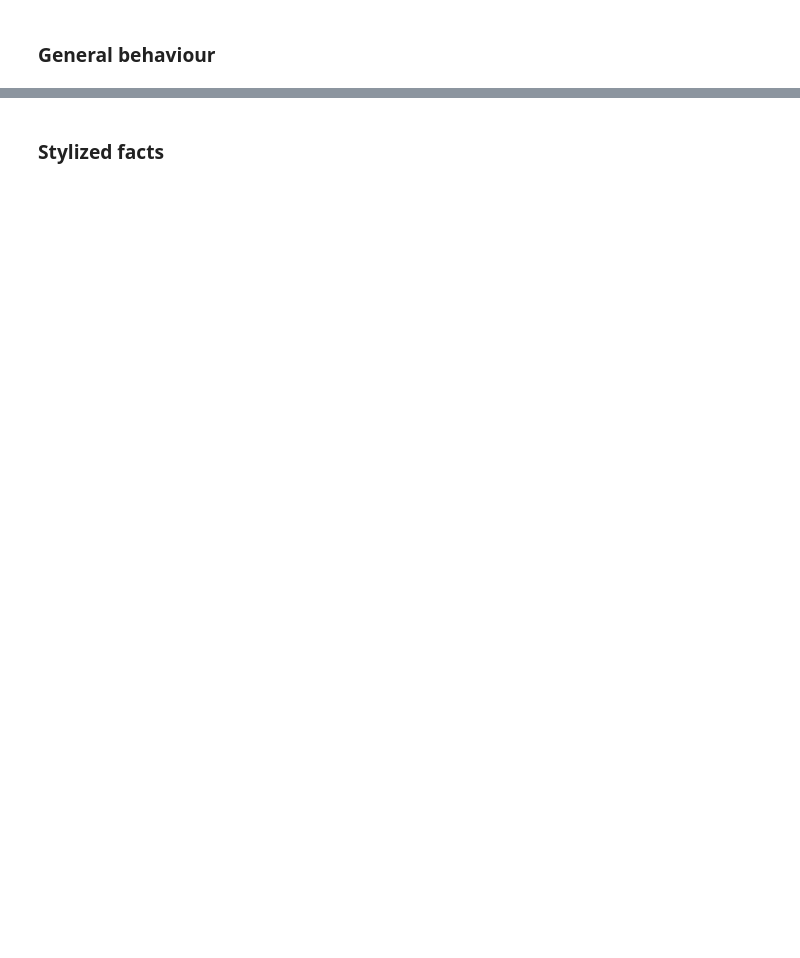
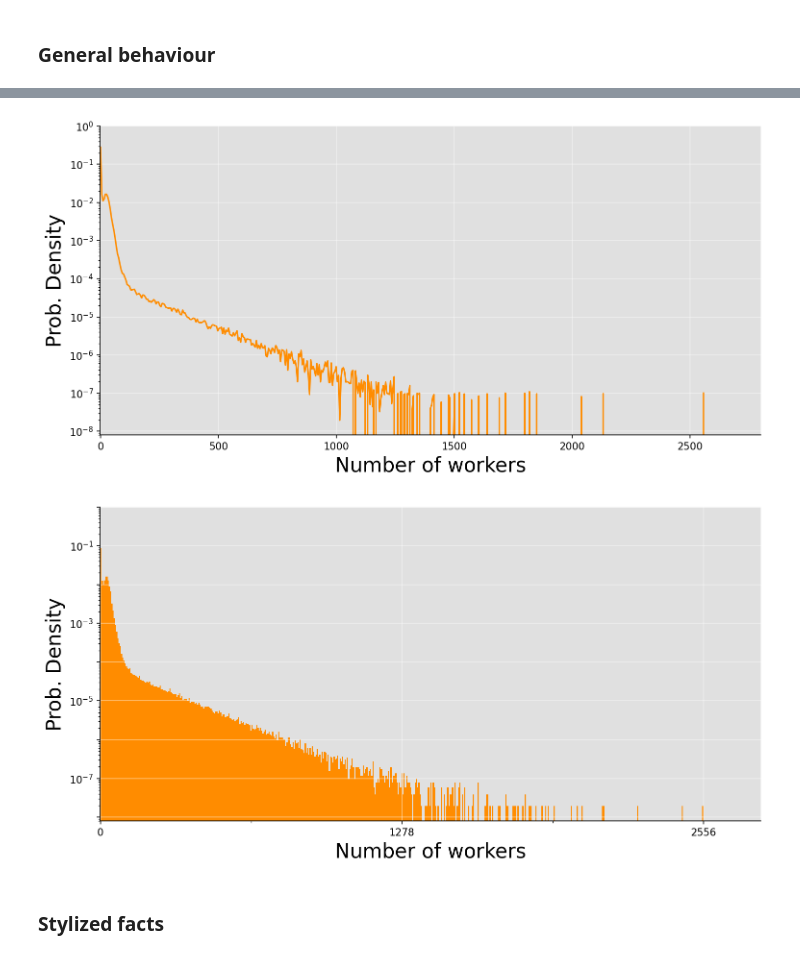
Before and after one commit to 2BeAsh/masters_project, a Jupyter notebook: code/models/common/run_plotting.ipynb, the cells around one changed output, grey strips where cells are left out. Cells and saved outputs as stored; diff of their text form; code cells hidden in the pictures; blank space fills up the shorter version.

```diff
--- a/code/models/common/run_plotting.ipynb
+++ b/code/models/common/run_plotting.ipynb
@@ -62,3 +74,14 @@ plotter.plot_single_companies(N_plot=6)
+# %%
+plotter.add_parameter_text_to_plot = False
+
+xlim_worker_log = (8e-2, 3e3)
+xlim_worker_linear = (-1, 2800)
+ylim_worker = (8e-9, 1)
+plotter.plot_worker_KDE(bandwidth=0.75, N_eval_points=500, log_xscale=False, xlim=xlim_worker_linear, ylim=ylim_worker)
+plotter.plot_worker_distribution(ylim=ylim_worker, xlim=xlim_worker_linear, Nbins=500, xscale="linear")
+# %% [output]
+[figure, added]
+[figure, added]
 # %%
 plotter.add_parameter_text_to_plot = False
 plotter.plot_mu_mean_s_diversity()
```
Also changed, not shown: parts of 15 cells of this notebook.
